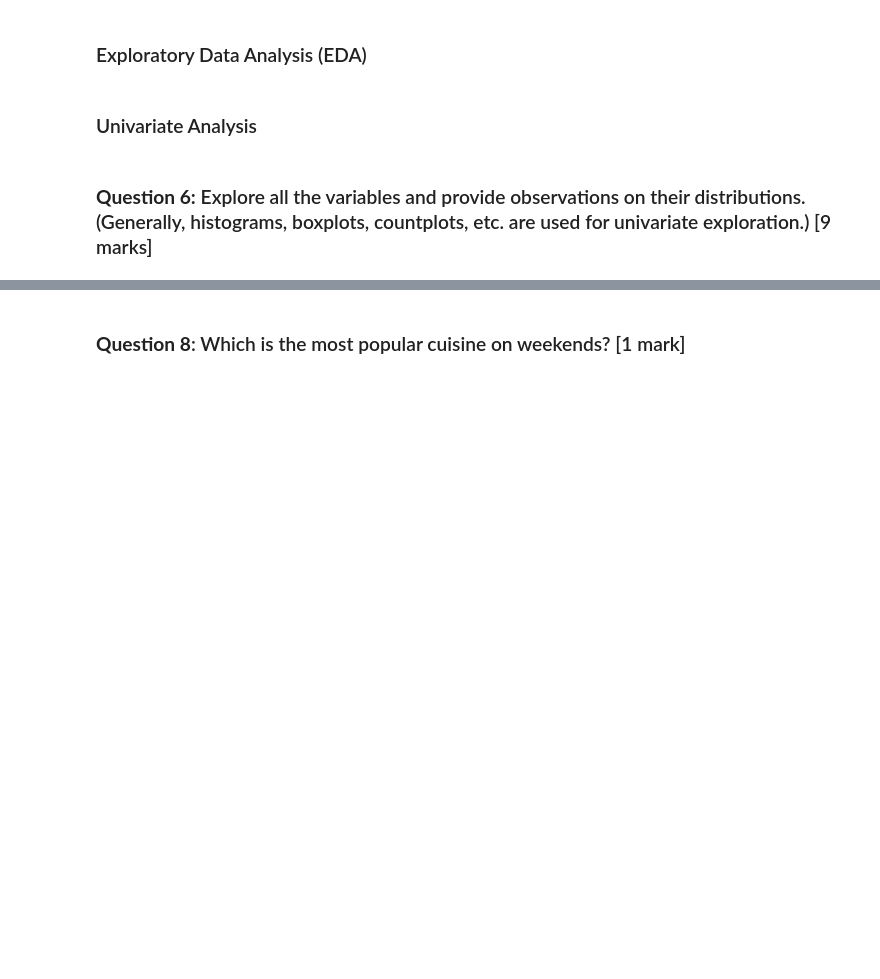
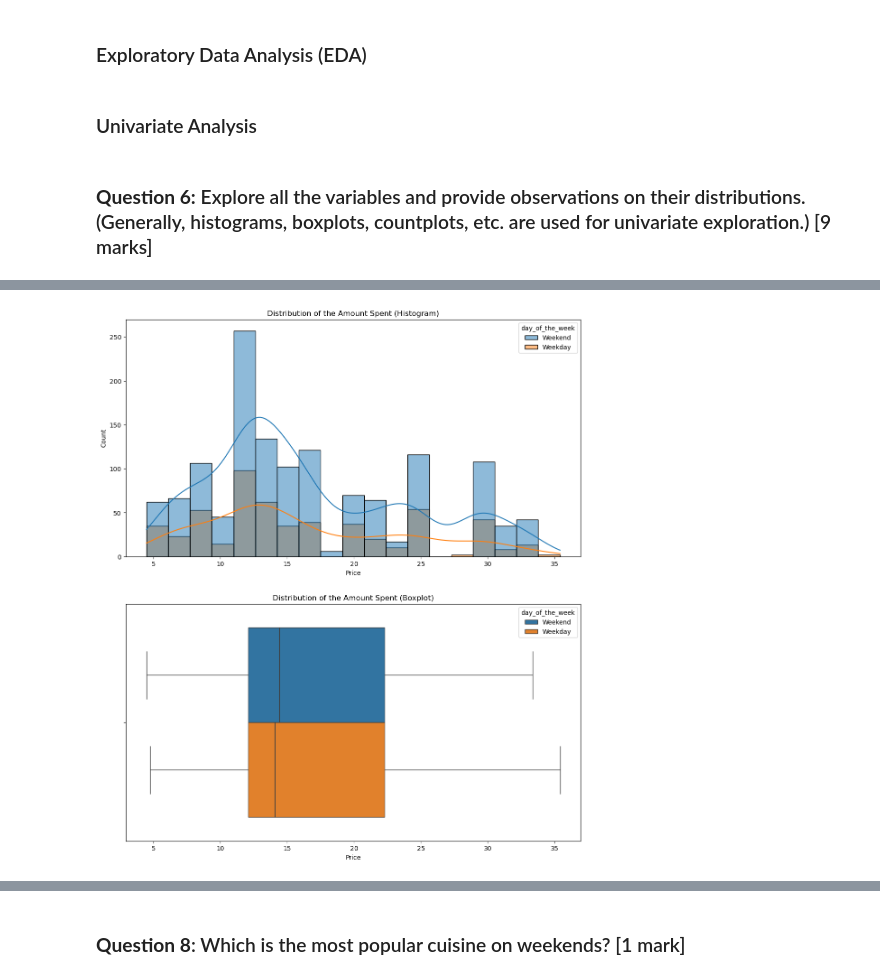
Before and after one commit to zypher-4/mit-adsp, a Jupyter notebook: Week 2/FDS_Project_LearnerNotebook_FullCode.ipynb, the cells around one changed output, grey strips where cells are left out. Drawn from its saved outputs; the diff is of its cells as text; code cells hidden in the pictures; blank space fills up the shorter version.

```diff
--- a/Week 2/FDS_Project_LearnerNotebook_FullCode.ipynb
+++ b/Week 2/FDS_Project_LearnerNotebook_FullCode.ipynb
@@ -130,0 +224,11 @@ Name: count, dtype: int64
+# %%
+fig, axes = plt.subplots(2, 1, figsize=(13, 15))
+sns.histplot(data=df, x='cost_of_the_order', kde=True, ax=axes[0], hue='day_of_the_week')
+axes[0].set_xlabel('Price')
+axes[0].set_title('Distribution of the Amount Spent (Histogram)')
+
+sns.boxplot(data=df, x='cost_of_the_order', ax=axes[1], hue='day_of_the_week')
+axes[1].set_xlabel('Price')
+axes[1].set_title('Distribution of the Amount Spent (Boxplot)');
+# %% [output]
+[figure, added]
```
Also changed, not shown: parts of 87 cells of this notebook.
